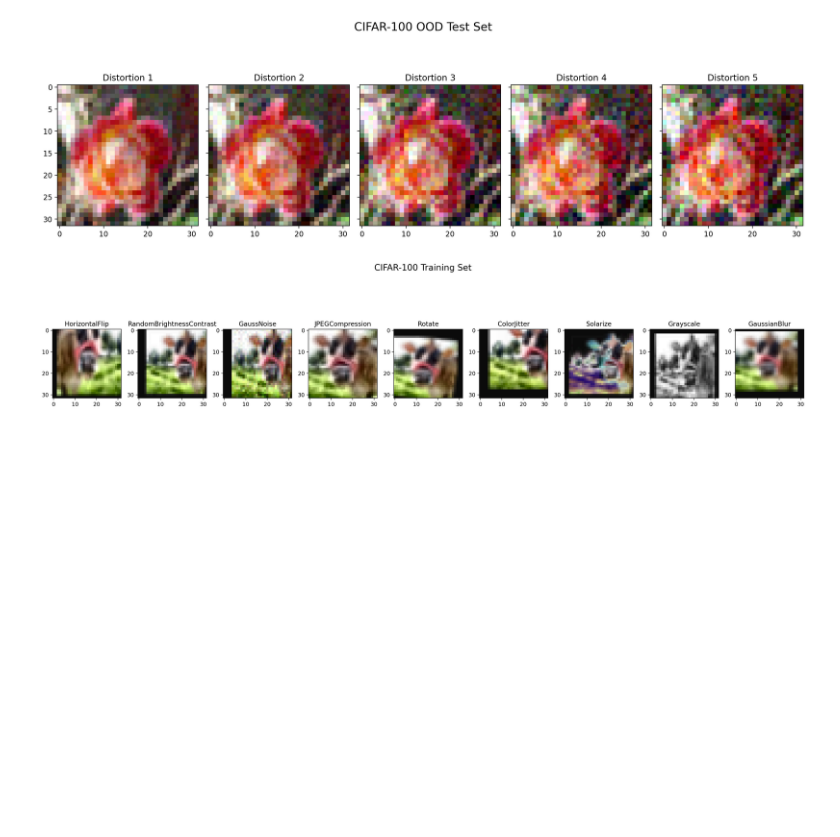
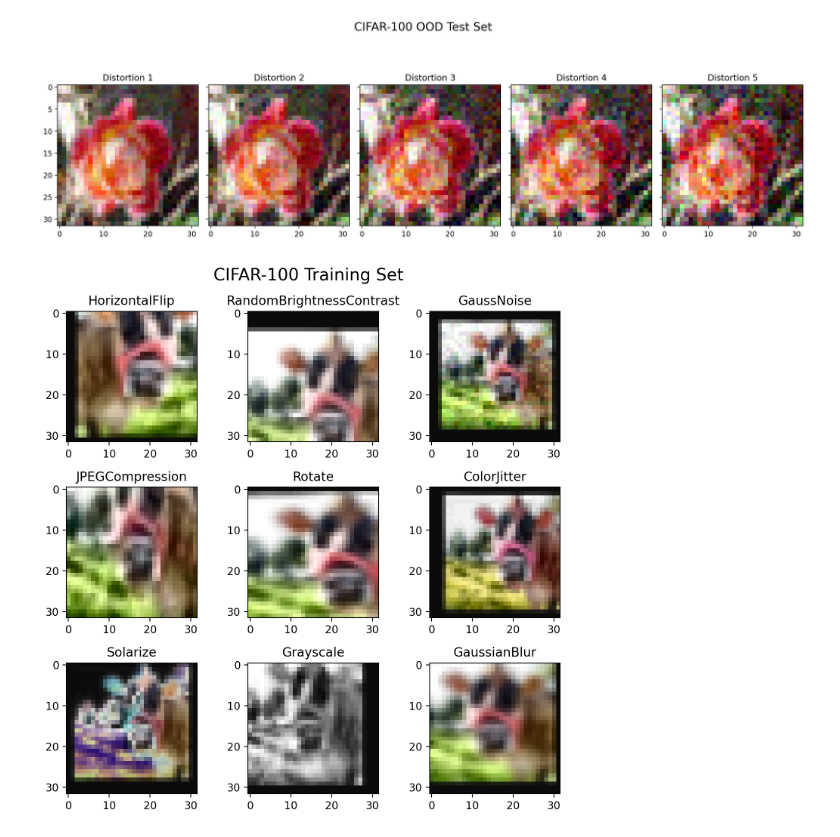
Before and after one commit to dl4ds-gh-classroom/dl4ds-spring-2025-midterm-challenge-lavaman131, a Jupyter notebook: notebooks/visualize_data.ipynb, the cells around one changed output. Saved outputs shown, nothing was run; the diff lists cells and outputs as text; code cells hidden in the pictures; blank space fills up the shorter version.

```diff
--- a/notebooks/visualize_data.ipynb
+++ b/notebooks/visualize_data.ipynb
@@ -81,39 +81,40 @@ for i, ax in enumerate(axs.ravel()):
 base_transforms = A.Compose(
     [
         A.Pad(p=1.0, padding=4),
         A.RandomResizedCrop(p=1.0, scale=(0.32, 1.0), size=(32, 32)),
         A.CLAHE(p=1.0, tile_grid_size=(4, 4)),
     ]
 )
 transforms = {
     "HorizontalFlip": A.HorizontalFlip(p=1.0),
     "RandomBrightnessContrast": A.RandomBrightnessContrast(p=1.0),
     "GaussNoise": A.GaussNoise(p=1.0, mean_range=(0.0, 0.0), std_range=(0.025, 0.1)),
     "JPEGCompression": A.ImageCompression(p=1.0, quality_range=(90, 99)),
     "Rotate": A.Rotate(p=1.0, limit=(-15, 15)),
     "ColorJitter": A.ColorJitter(
         p=1.0, brightness=0.4, contrast=0.4, saturation=0.2, hue=0.1
     ),
     "Solarize": A.Solarize(p=1.0, threshold_range=(0.5, 0.5)),
     "Grayscale": A.ToGray(p=1.0),
     "GaussianBlur": A.GaussianBlur(p=1.0, sigma_limit=(0.1, 2.0)),
 }
 fig, axs = plt.subplots(
-    1,
-    len(transforms),
-    figsize=(20, 5),
+    3,
+    3,
+    figsize=(7.5, 7.5),
     tight_layout=True,
 )
 fig.suptitle("CIFAR-100 Training Set", fontsize=16)
 
 image, label = train_dataset[0]
 
+
 for i, (name, t) in enumerate(transforms.items()):
     im = base_transforms(**t(image=image))["image"]
-    axs[i].imshow(im)
-    axs[i].set_title(name)
+    axs[i // 3][i % 3].imshow(im)
+    axs[i // 3][i % 3].set_title(name)
 # %% [output]
-[figure, old version]
+[figure, new version]
 # %%
 shifts = [i for i in range(1, 3)]
 transforms = get_shift_transforms(shifts, "Moore")
```
Also changed, not shown: parts of 1 cell of this notebook, 3 other files.
